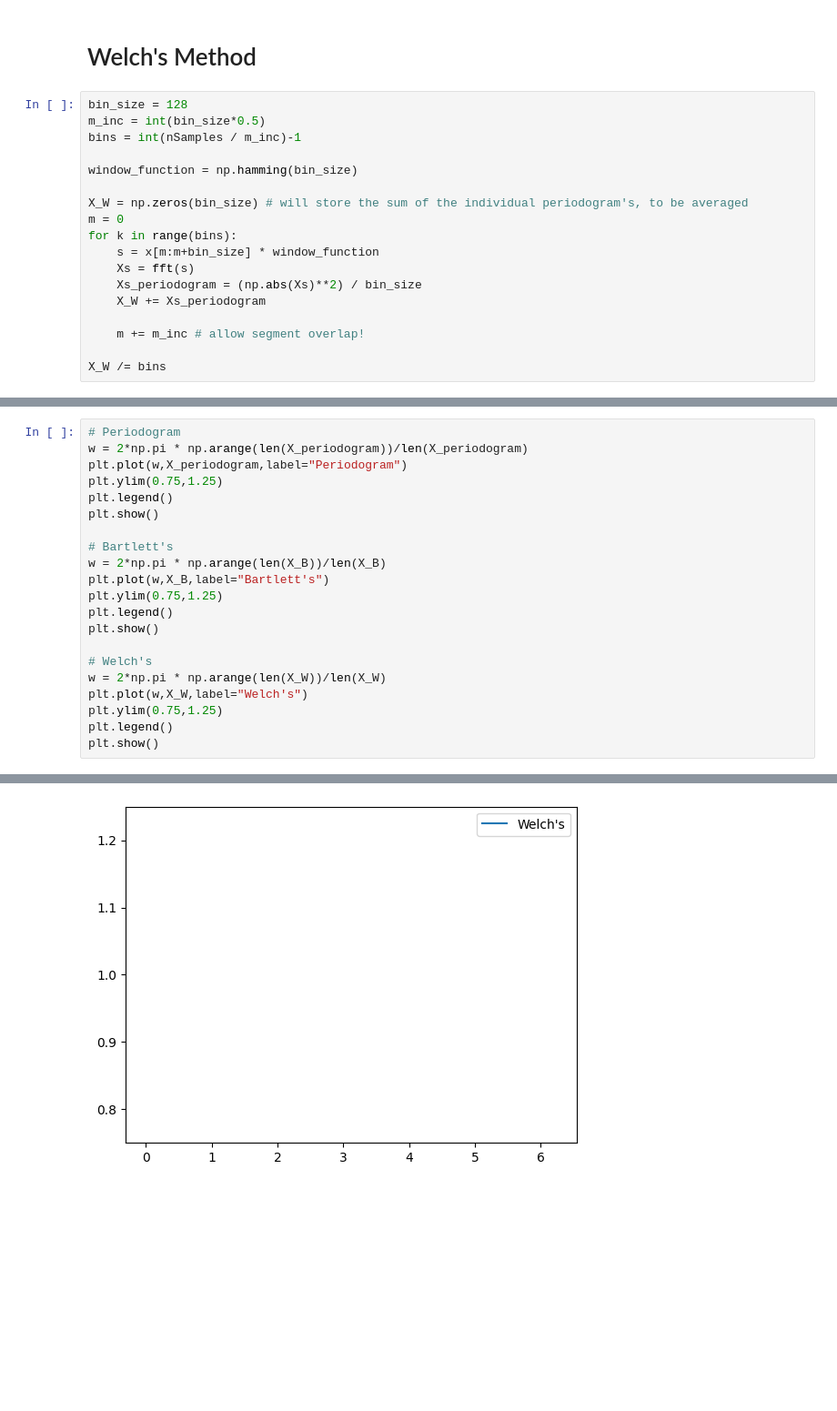
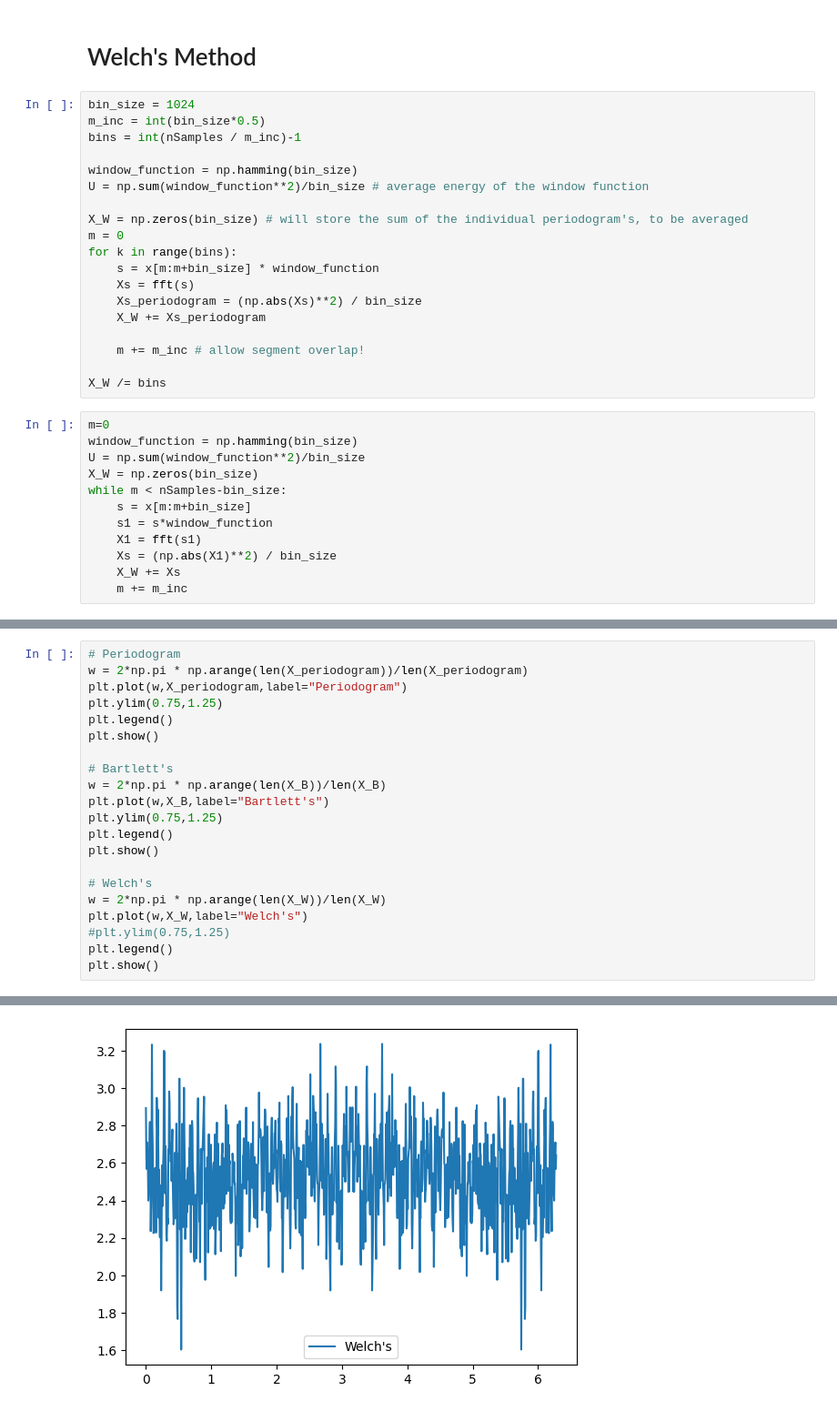
Before and after one commit to thomas6785/notes, a Jupyter notebook: ASP_Tutorials/ASP_5.1.ipynb, the cells around one changed output, grey strips where cells are left out. Shown at 91% size. Saved outputs shown, nothing was run; the diff lists cells and outputs as text; blank space fills up the shorter version.

```diff
--- a/ASP_Tutorials/ASP_5.1.ipynb
+++ b/ASP_Tutorials/ASP_5.1.ipynb
@@ -36,11 +36,12 @@ X_B /= bins
 # %% [markdown]
 # Welch's Method
 # %%
-bin_size = 128
+bin_size = 1024
 m_inc = int(bin_size*0.5)
 bins = int(nSamples / m_inc)-1
 
 window_function = np.hamming(bin_size)
+U = np.sum(window_function**2)/bin_size # average energy of the window function
 
 X_W = np.zeros(bin_size) # will store the sum of the individual periodogram's, to be averaged
 m = 0
@@ -53,3 +54,15 @@ for k in range(bins):
     m += m_inc # allow segment overlap!
 
 X_W /= bins
+# %%
+m=0
+window_function = np.hamming(bin_size)
+U = np.sum(window_function**2)/bin_size
+X_W = np.zeros(bin_size)
+while m < nSamples-bin_size:
+    s = x[m:m+bin_size]
+    s1 = s*window_function
+    X1 = fft(s1)
+    Xs = (np.abs(X1)**2) / bin_size
+    X_W += Xs
+    m += m_inc
@@ -56,25 +71,25 @@ X_W /= bins
 # %%
 # Periodogram
 w = 2*np.pi * np.arange(len(X_periodogram))/len(X_periodogram)
 plt.plot(w,X_periodogram,label="Periodogram")
 plt.ylim(0.75,1.25)
 plt.legend()
 plt.show()
 
 # Bartlett's
 w = 2*np.pi * np.arange(len(X_B))/len(X_B)
 plt.plot(w,X_B,label="Bartlett's")
 plt.ylim(0.75,1.25)
 plt.legend()
 plt.show()
 
 # Welch's
 w = 2*np.pi * np.arange(len(X_W))/len(X_W)
 plt.plot(w,X_W,label="Welch's")
-plt.ylim(0.75,1.25)
+#plt.ylim(0.75,1.25)
 plt.legend()
 plt.show()
 # %% [output]
 [figure]
 [figure]
-[figure, old version]
+[figure, new version]
```
Also changed, not shown: parts of 1 cell of this notebook.
